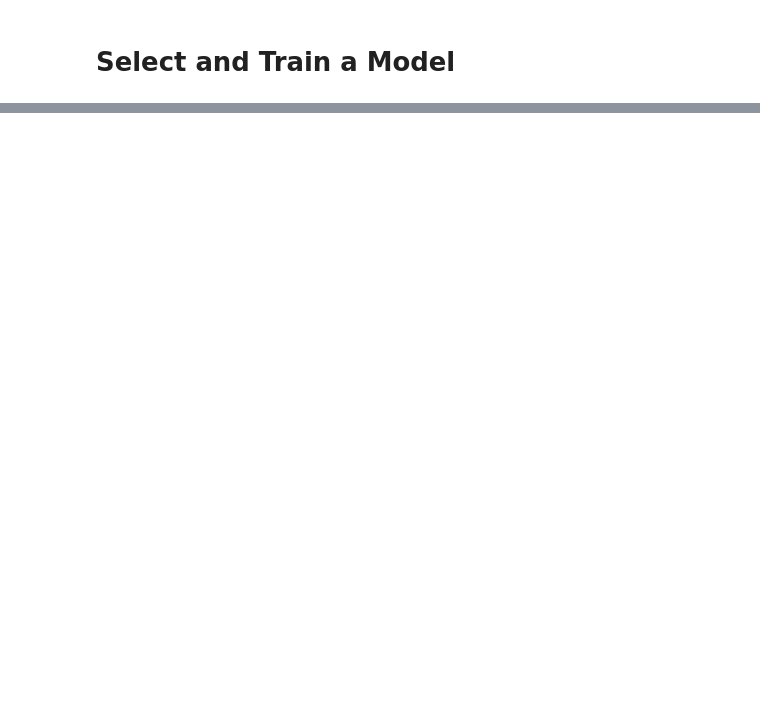
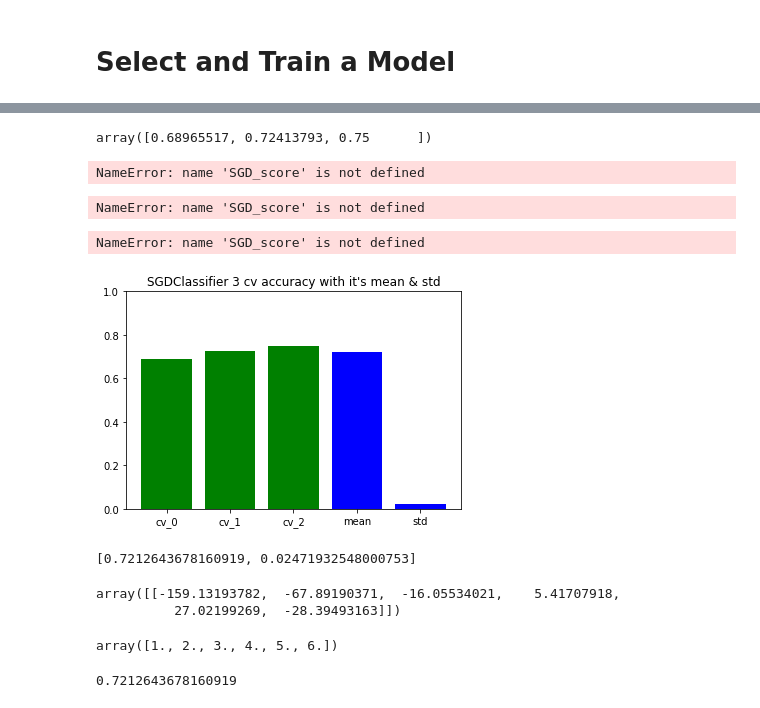
Before and after one commit to shenqidezhengge/MATLAB, a Jupyter notebook: Prepare the Data.ipynb, the cells around one changed output, grey strips where cells are left out. Saved outputs shown, nothing was run; the diff lists cells and outputs as text; code cells hidden in the pictures; blank space fills up the shorter version.

```diff
--- a/Prepare the Data.ipynb
+++ b/Prepare the Data.ipynb
@@ -88,6 +88,7 @@ df_festure_target_dataset.to_csv('df_featured_flow_data.csv')
 # %%
+# split train set and test set
 from sklearn.model_selection import train_test_split
-train_set, test_set = train_test_split(df_festure_target_dataset, test_size=0.2, random_state=42)
+train_set, test_set = train_test_split(df_feature_target_dataset, test_size=0.2, random_state=42)
 # %%
 train_set
 # %% [output]
@@ -207,4 +236,5 @@ Name: label, dtype: float64
 # %%
+# Create pipline to automate
 from sklearn.pipeline import Pipeline
 from sklearn.preprocessing import StandardScaler
 
@@ -213,5 +243,5 @@ num_pipeline = Pipeline([
 ])
 
 # df_festure_target_dataset_tr = num_pipeline.fit_transform(df_festure_dataset)
-df_festure_target_dataset_cat_tr = num_pipeline.fit_transform(df_festure_dataset_cat)
-df_festure_target_dataset_cat_tr
+np_festure_prepared = num_pipeline.fit_transform(df_feature)
+df_feature_prepared = pd.DataFrame(np_festure_prepared, index=df_feature.index, columns=df_feature.columns)
@@ -237,0 +301,68 @@ array([[ 0.6536458 ,  1.50274889,  0.07862119,  0.65585581,  0.91958379],
+# %%
+X_train = df_feature_prepared.values
+y_train = df_target.values.reshape(-1)
+# %%
+# SGDClassifier
+
+from sklearn.linear_model import SGDClassifier
+from sklearn.model_selection import cross_val_score
+sgd_clf = SGDClassifier(random_state=42)
+sgd_clf.fit(X_train, y_train)
+sgd_score = cross_val_score(sgd_clf, X_train, y_train, cv=3, scoring="accuracy")
+sgd_score
+# %% [output]
+array([0.68965517, 0.72413793, 0.75      ])
+# %%
+np.insert(sgd_score, -1, [sgd_score.mean(), sgd_score.std()])
+# %% [output]
+NameError: name 'SGD_score' is not defined
+# %%
+np.append(sgd_score, [sgd_score.mean(), sgd_score.std()])
+# %% [output]
+NameError: name 'SGD_score' is not defined
+# %%
+height = [[i for i in sgd_score], sgd_score.mean(), sgd_score.std()]
+height
+# %% [output]
+NameError: name 'SGD_score' is not defined
+# %%
+# Plot SGDClassifier 3 cv accuracy with it's mean & std
+import matplotlib.pyplot as plt
+import numpy as np
+
+HEIGHT = sgd_score
+TITLE = "SGDClassifier 3 cv accuracy with it's mean & std"
+
+x = np.arange(3)
+
+x_1 = [3, 4]
+height_1 = [HEIGHT.mean(), HEIGHT.std()]
+
+plt.bar(x, HEIGHT, color='green', label='correlation coefficient')
+plt.bar(x_1, height_1, color='blue', label='correlation coefficient')
+
+plt.ylim((0, 1))
+plt.xticks(np.arange(5), ["cv_0", "cv_1", "cv_2", "mean", "std"])
+plt.title(TITLE)
+# plt.legend(loc=4)
+plt.show()
+# %% [output]
+[figure, added]
+# %%
+[HEIGHT.mean(), HEIGHT.std()]
+# %% [output]
+[0.7212643678160919, 0.02471932548000753]
+# %%
+sgd_clf.decision_function([some_flow])
+# %% [output]
+array([[-159.13193782,  -67.89190371,  -16.05534021,    5.41707918,
+          27.02199269,  -28.39493163]])
+# %%
+sgd_clf.classes_
+# %% [output]
+array([1., 2., 3., 4., 5., 6.])
+# %%
+from sklearn.model_selection import cross_val_score
+cross_val_score(sgd_clf, X_train, y_train, cv=3, scoring="accuracy").mean()
+# %% [output]
+0.7212643678160919
```
Also changed, not shown: parts of 59 cells of this notebook, 30 other files.
